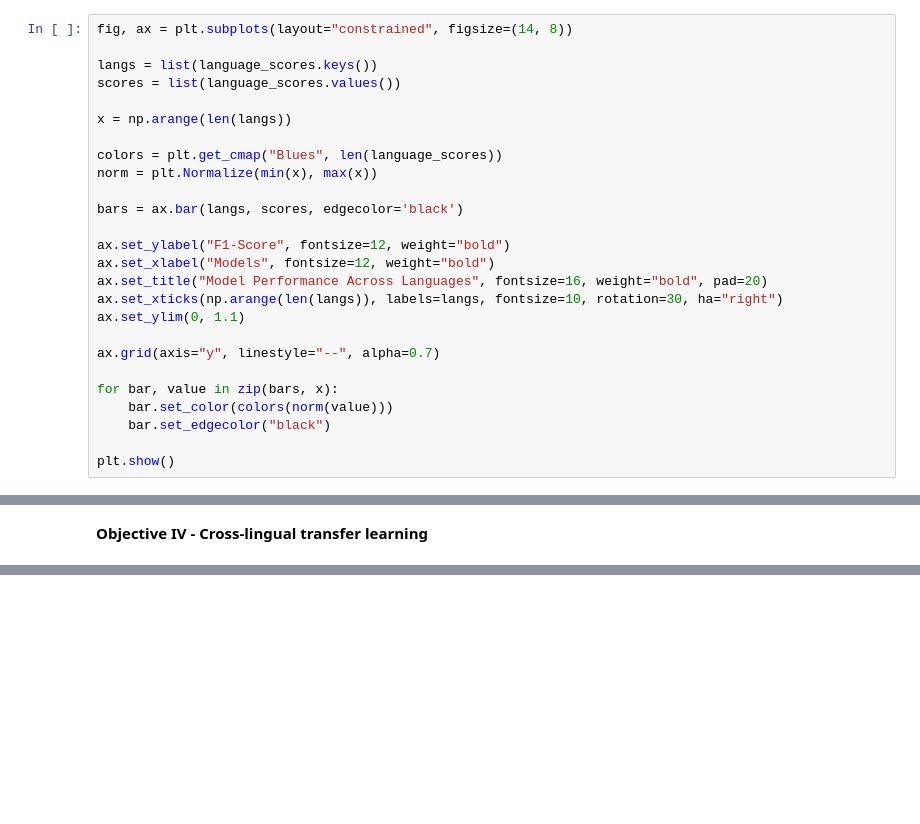
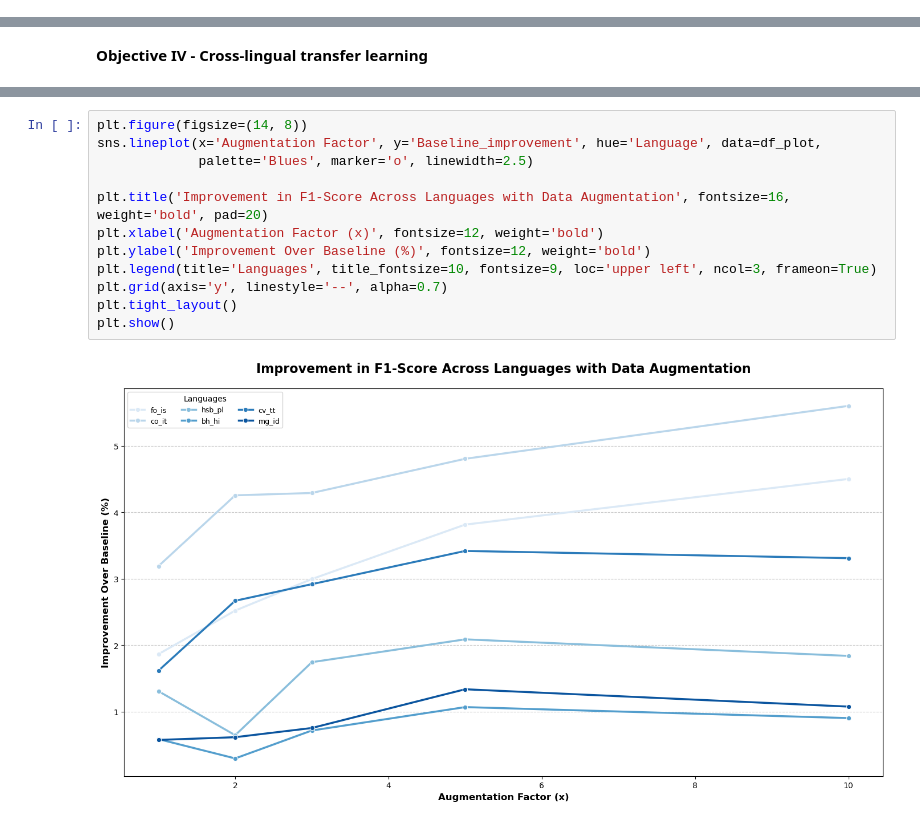
Before and after one commit to Lucas-Granucci/MULTI-NER, a Jupyter notebook: notebooks/results_analysis.ipynb, the cells around one changed output, grey strips where cells are left out. Cells and saved outputs as stored; diff of their text form; blank space fills up the shorter version.

```diff
--- a/notebooks/results_analysis.ipynb
+++ b/notebooks/results_analysis.ipynb
@@ -107,26 +115,0 @@ Avg. Score: 0.9038333333333334
-# %%
-fig, ax = plt.subplots(layout="constrained", figsize=(14, 8))
-
-langs = list(language_scores.keys())
-scores = list(language_scores.values())
-
-x = np.arange(len(langs))
-
-colors = plt.get_cmap("Blues", len(language_scores))
-norm = plt.Normalize(min(x), max(x))
-
-bars = ax.bar(langs, scores, edgecolor='black')
-
-ax.set_ylabel("F1-Score", fontsize=12, weight="bold")
-ax.set_xlabel("Models", fontsize=12, weight="bold")
-ax.set_title("Model Performance Across Languages", fontsize=16, weight="bold", pad=20)
-ax.set_xticks(np.arange(len(langs)), labels=langs, fontsize=10, rotation=30, ha="right")
-ax.set_ylim(0, 1.1)
-
-ax.grid(axis="y", linestyle="--", alpha=0.7)
-
-for bar, value in zip(bars, x):
-    bar.set_color(colors(norm(value)))
-    bar.set_edgecolor("black")
-
-plt.show()
@@ -137 +210,15 @@ plt.show()
+# %%
+plt.figure(figsize=(14, 8))
+sns.lineplot(x='Augmentation Factor', y='Baseline_improvement', hue='Language', data=df_plot,
+             palette='Blues', marker='o', linewidth=2.5)
+
+plt.title('Improvement in F1-Score Across Languages with Data Augmentation', fontsize=16, weight='bold', pad=20)
+plt.xlabel('Augmentation Factor (x)', fontsize=12, weight='bold')
+plt.ylabel('Improvement Over Baseline (%)', fontsize=12, weight='bold')
+plt.legend(title='Languages', title_fontsize=10, fontsize=9, loc='upper left', ncol=3, frameon=True)
+plt.grid(axis='y', linestyle='--', alpha=0.7)
+plt.tight_layout()
+plt.show()
+# %% [output]
+[figure, added]
 # %%
```
Also changed, not shown: parts of 13 cells of this notebook, 19 other files.
